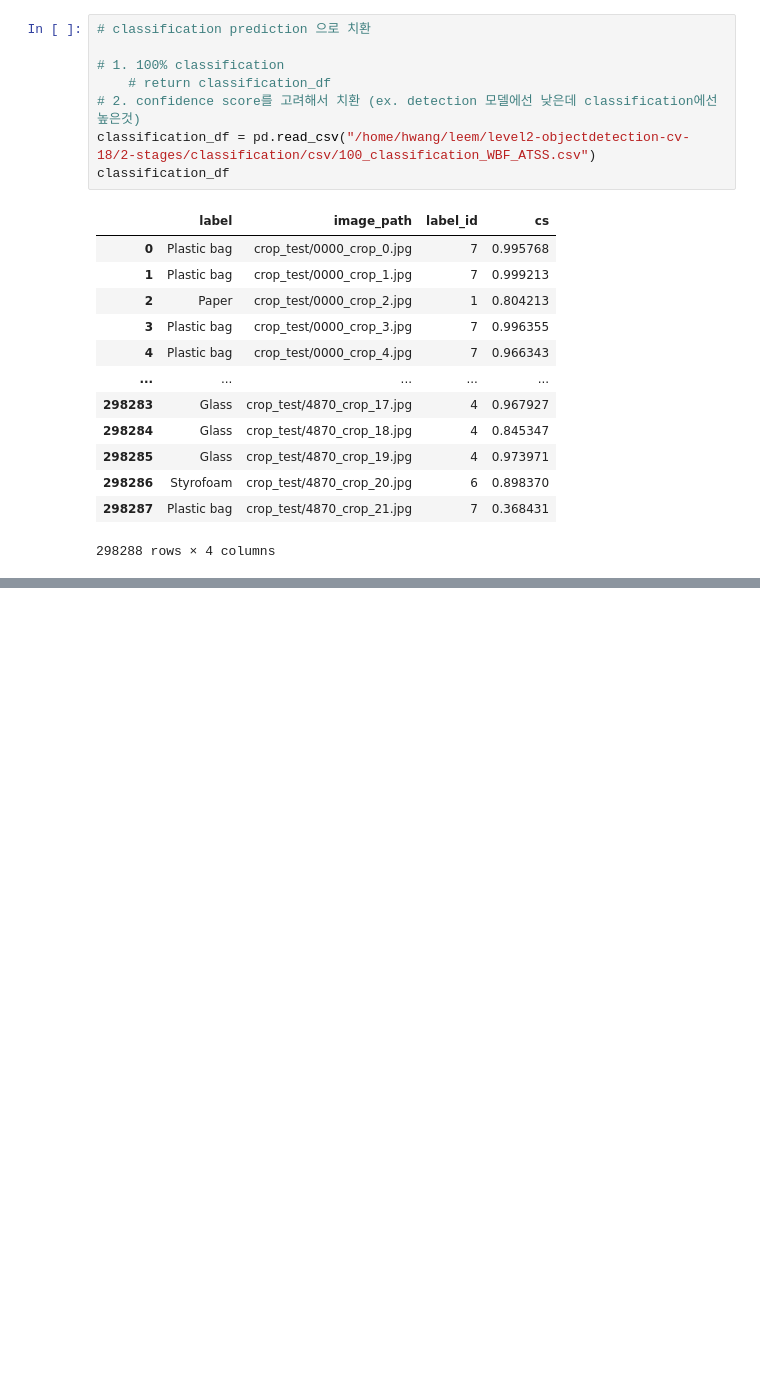
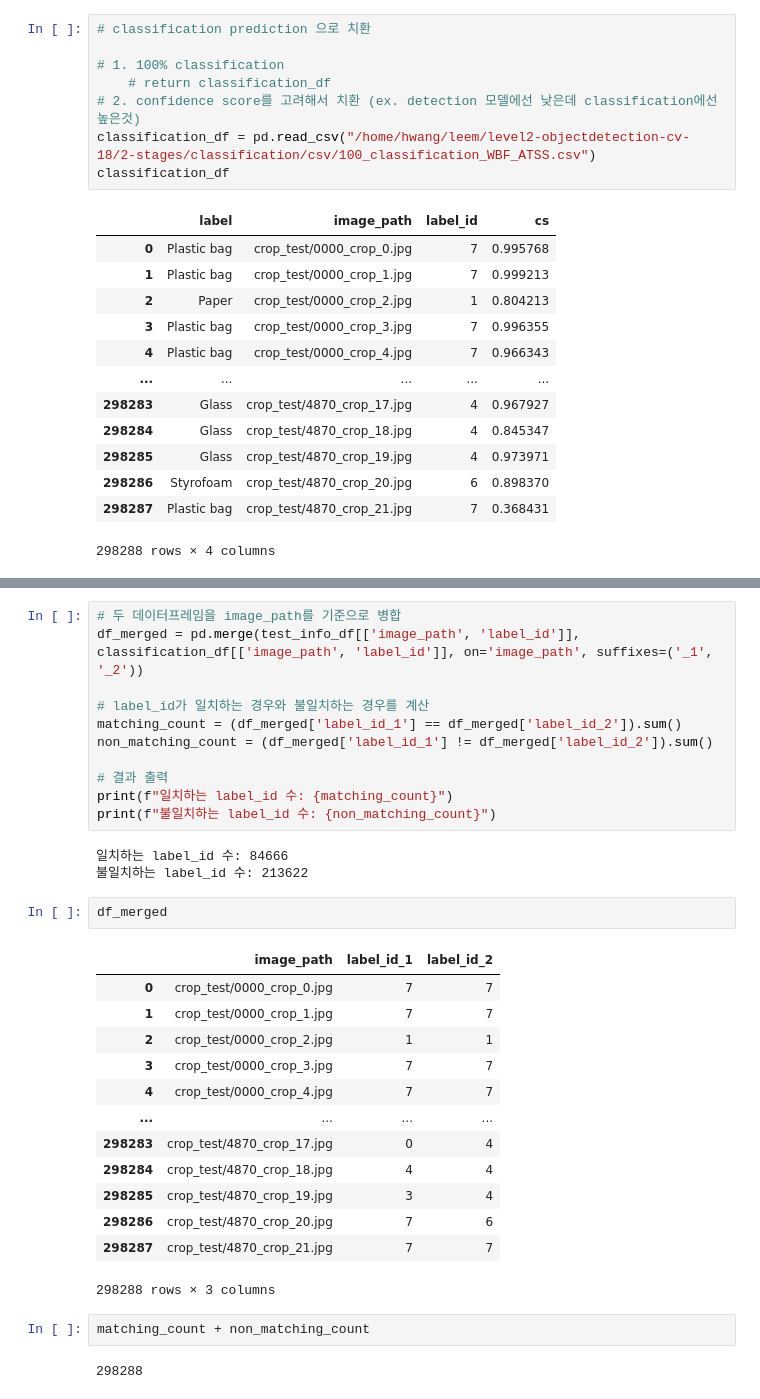
Before and after one commit to boostcampaitech7/level2-objectdetection-cv-18, a Jupyter notebook: 2-stages/classification/post_inference.ipynb, the cells around one changed output, grey strips where cells are left out. Saved outputs shown, nothing was run; the diff lists cells and outputs as text; blank space fills up the shorter version.

```diff
--- a/2-stages/classification/post_inference.ipynb
+++ b/2-stages/classification/post_inference.ipynb
@@ -330,0 +394,34 @@ compare_csv_format(file1_path, file2_path)
+# %%
+# 두 데이터프레임을 image_path를 기준으로 병합
+df_merged = pd.merge(test_info_df[['image_path', 'label_id']], classification_df[['image_path', 'label_id']], on='image_path', suffixes=('_1', '_2'))
+
+# label_id가 일치하는 경우와 불일치하는 경우를 계산
+matching_count = (df_merged['label_id_1'] == df_merged['label_id_2']).sum()
+non_matching_count = (df_merged['label_id_1'] != df_merged['label_id_2']).sum()
+
+# 결과 출력
+print(f"일치하는 label_id 수: {matching_count}")
+print(f"불일치하는 label_id 수: {non_matching_count}")
+# %% [output]
+일치하는 label_id 수: 84666
+불일치하는 label_id 수: 213622
+# %%
+df_merged
+# %% [output]
+|  | image_path | label_id_1 | label_id_2 |
+| 0 | crop_test/0000_crop_0.jpg | 7 | 7 |
+| 1 | crop_test/0000_crop_1.jpg | 7 | 7 |
+| 2 | crop_test/0000_crop_2.jpg | 1 | 1 |
+| 3 | crop_test/0000_crop_3.jpg | 7 | 7 |
+| 4 | crop_test/0000_crop_4.jpg | 7 | 7 |
+| ... | ... | ... | ... |
+| 298283 | crop_test/4870_crop_17.jpg | 0 | 4 |
+| 298284 | crop_test/4870_crop_18.jpg | 4 | 4 |
+| 298285 | crop_test/4870_crop_19.jpg | 3 | 4 |
+| 298286 | crop_test/4870_crop_20.jpg | 7 | 6 |
+| 298287 | crop_test/4870_crop_21.jpg | 7 | 7 |
+298288 rows × 3 columns
+# %%
+matching_count + non_matching_count
+# %% [output]
+298288
```
Also changed, not shown: parts of 6 cells of this notebook.
